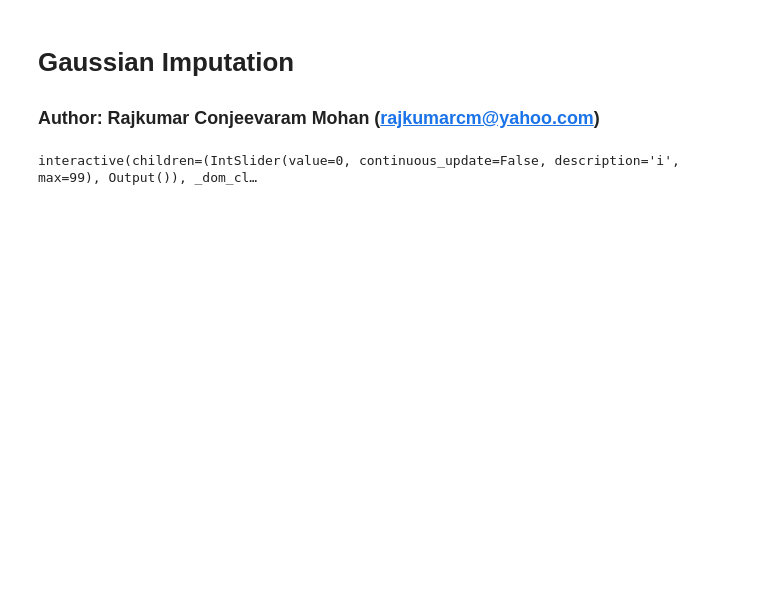
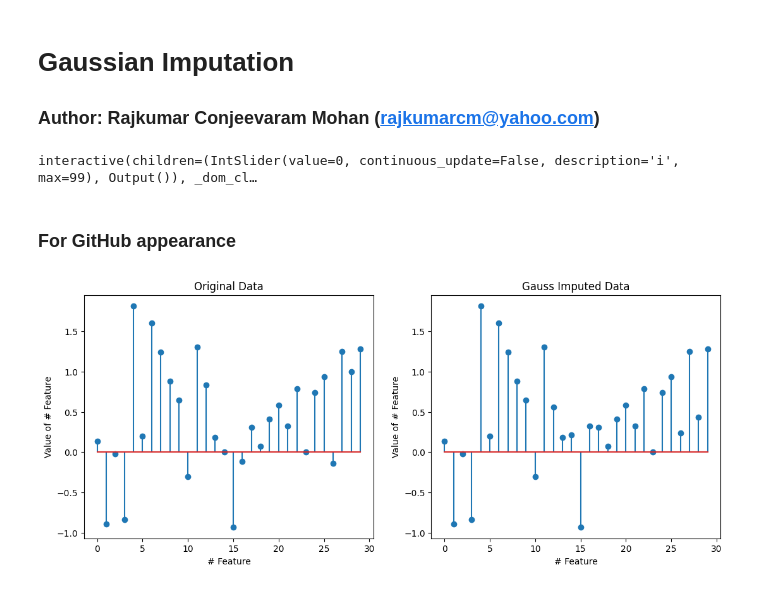
Before and after one commit to rajkumarcm/MachineLearning, a Jupyter notebook: Personal Experiments/Gaussian Imputation.ipynb, the cells around one changed output. Drawn from its saved outputs; the diff is of its cells as text; code cells hidden in the pictures; blank space fills up the shorter version.

Commit message:
Gaussian imputation figure github appearance included

```diff
--- a/Personal Experiments/Gaussian Imputation.ipynb
+++ b/Personal Experiments/Gaussian Imputation.ipynb
@@ -53,3 +53,21 @@ def plot(i):
     plt.show()
 # %% [output]
 interactive(children=(IntSlider(value=0, continuous_update=False, description='i', max=99), Output()), _dom_cl…
+# %% [markdown]
+### For GitHub appearance
+# %%
+def plot(i=0):
+    fig, axes = plt.subplots(1, 2, figsize=(13,5))
+    axes[0].set_title('Original Data')
+    axes[1].set_title('Gauss Imputed Data')
+    axes[0].set_xlabel('# Feature')
+    axes[0].set_ylabel('Value of # Feature')
+    axes[1].set_xlabel('# Feature')
+    axes[1].set_ylabel('Value of # Feature')
+    axes[0].stem(list(range(30)), data[i], linefmt='-', use_line_collection=True)
+    axes[1].stem(list(range(30)), data_m[i], linefmt='-', use_line_collection=True)
+    plt.show()
+
+plot()
+# %% [output]
+[figure, added]
```
